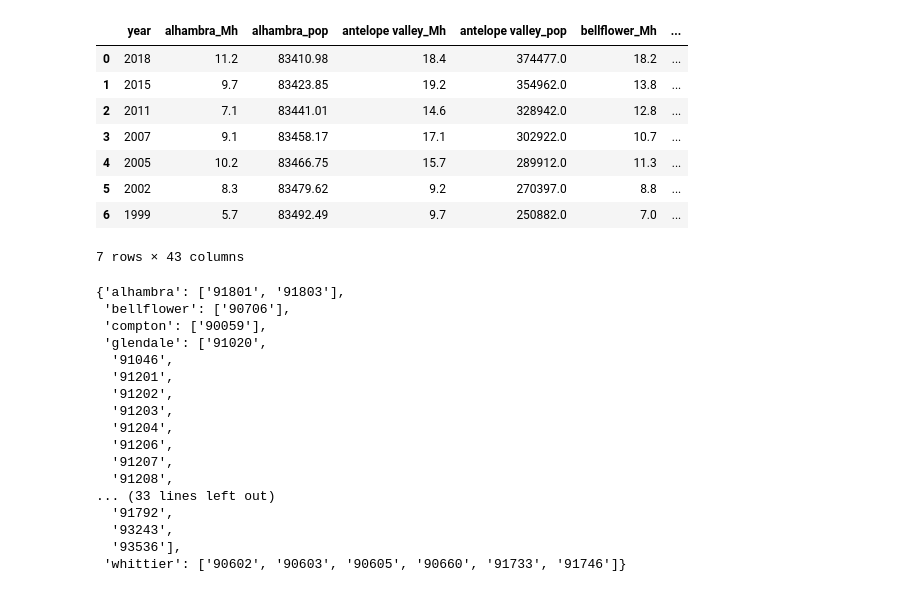
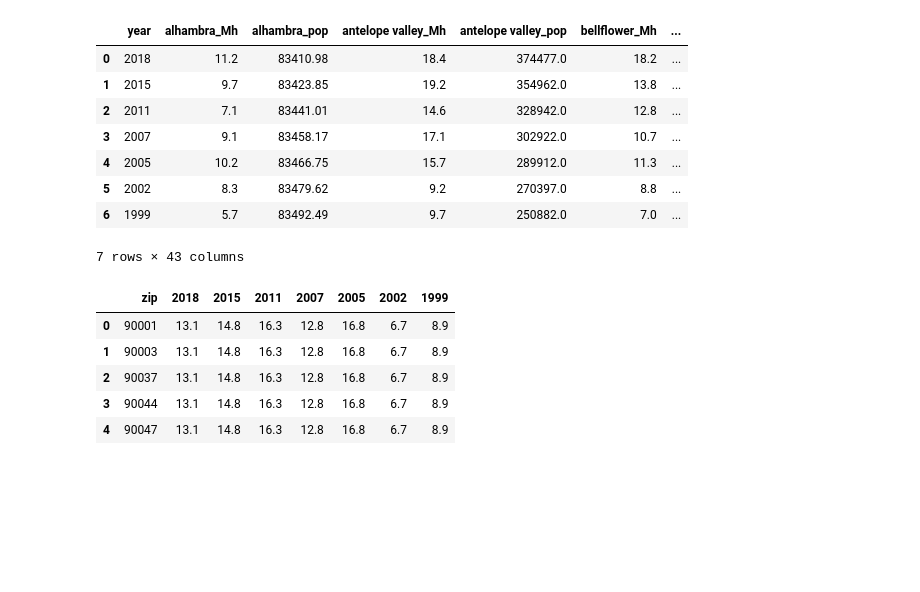
Before and after one commit to jennynunez/032-DATA, a Jupyter notebook: EDACheckpointGroup032_Wi22.ipynb, the cells around one changed output. Cells and saved outputs as stored; diff of their text form; code cells hidden in the pictures; blank space fills up the shorter version.

```diff
--- a/EDACheckpointGroup032_Wi22.ipynb
+++ b/EDACheckpointGroup032_Wi22.ipynb
@@ -642,7 +642,8 @@ df7
   #curr =curr + 1
 #plt.show()
 # %%
-counteez = set(df6['city'].str.lower().tolist())
+df6 = df6.rename(columns={'city': 'district'})
+counteez = set(df6['district'].str.lower().tolist())
 def filter_county(city_label):
     out = list(counteez & set(city_label.lower().split()))
     if not out:
@@ -653,24 +654,16 @@ with pp.open('la_zip_codes.pdf') as pdf:
     tables = [page.extract_table()[1:] for page in pdf.pages]
 zips = pd.DataFrame([t[:2] for table in tables for t in table], columns=['zip', 'district']).set_index('zip')
 zips = zips['district'].apply(filter_county).dropna().reset_index()
-zips = zips.groupby('district')['zip'].apply(list).to_dict()
-# %%
-zips
-# %% [output]
-{'alhambra': ['91801', '91803'],
- 'bellflower': ['90706'],
- 'compton': ['90059'],
- 'glendale': ['91020',
-  '91046',
-  '91201',
-  '91202',
-  '91203',
-  '91204',
-  '91206',
-  '91207',
-  '91208',
-... (33 lines left out)
-  '91792',
-  '93243',
-  '93536'],
- 'whittier': ['90602', '90603', '90605', '90660', '91733', '91746']}
+# %%
+old_cols = 'mh_2018	mh_2015	mh_2011	mh_2007	mh_2005	mh_2002	mh_1999'.split()
+new_cols = [int(s[3:]) for s in 'mh_2018	mh_2015	mh_2011	mh_2007	mh_2005	mh_2002	mh_1999'.split()]
+map_df = df6.rename(columns=dict(zip(old_cols, new_cols)))[['district'] + new_cols]
+map_df = pd.merge(zips, map_df).drop(columns=['district'])
+map_df.head()
+# %% [output]
+|  | zip | 2018 | 2015 | 2011 | 2007 | 2005 | 2002 | 1999 |
+| 0 | 90001 | 13.1 | 14.8 | 16.3 | 12.8 | 16.8 | 6.7 | 8.9 |
+| 1 | 90003 | 13.1 | 14.8 | 16.3 | 12.8 | 16.8 | 6.7 | 8.9 |
+| 2 | 90037 | 13.1 | 14.8 | 16.3 | 12.8 | 16.8 | 6.7 | 8.9 |
+| 3 | 90044 | 13.1 | 14.8 | 16.3 | 12.8 | 16.8 | 6.7 | 8.9 |
+| 4 | 90047 | 13.1 | 14.8 | 16.3 | 12.8 | 16.8 | 6.7 | 8.9 |
```
Also changed, not shown: parts of 3 cells of this notebook.
